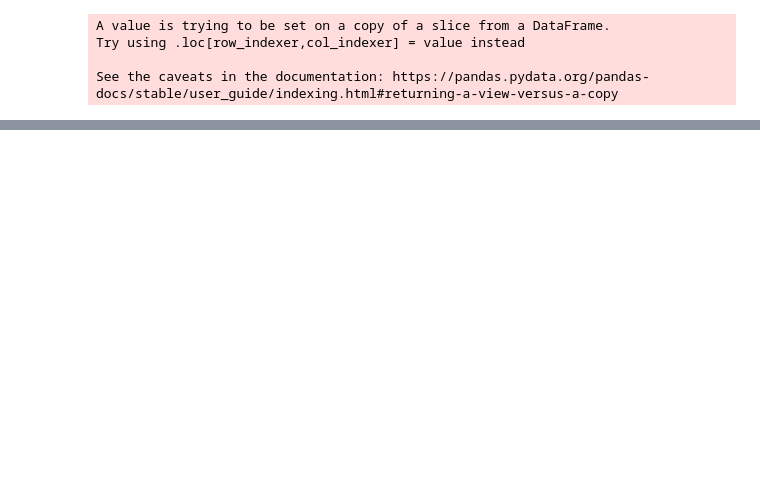
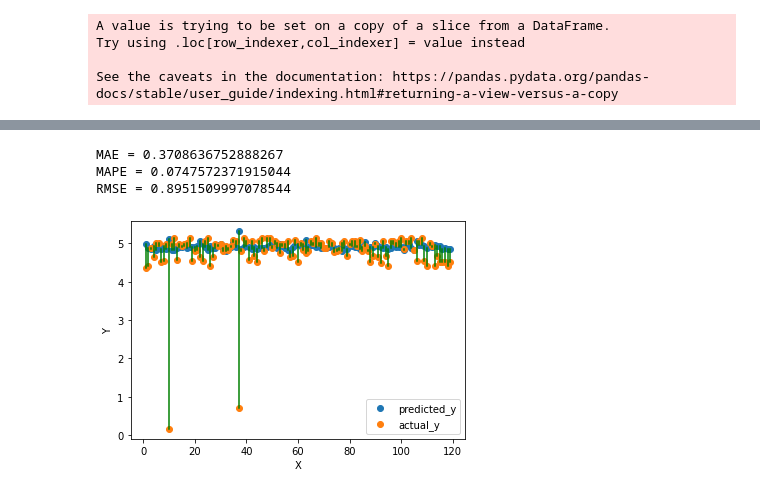
Before and after one commit to harshith7823/CS760-Project, a Jupyter notebook: part-1/Death prediction/Closest point/ct-data.ipynb, the cells around one changed output, grey strips where cells are left out. Cells and saved outputs as stored; diff of their text form; code cells hidden in the pictures; blank space fills up the shorter version.

```diff
--- a/part-1/Death prediction/Closest point/ct-data.ipynb
+++ b/part-1/Death prediction/Closest point/ct-data.ipynb
@@ -146,0 +196,7 @@ MAE: 0.47
+# %%
+lasso_pred = testWithModel(Lasso(alpha=0.1), X_train, X_test, y_train, y_test)
+# %% [output]
+MAE = 0.3708636752888267
+MAPE = 0.0747572371915044
+RMSE = 0.8951509997078544
+[figure, added]
```
Also changed, not shown: parts of 35 cells of this notebook.
